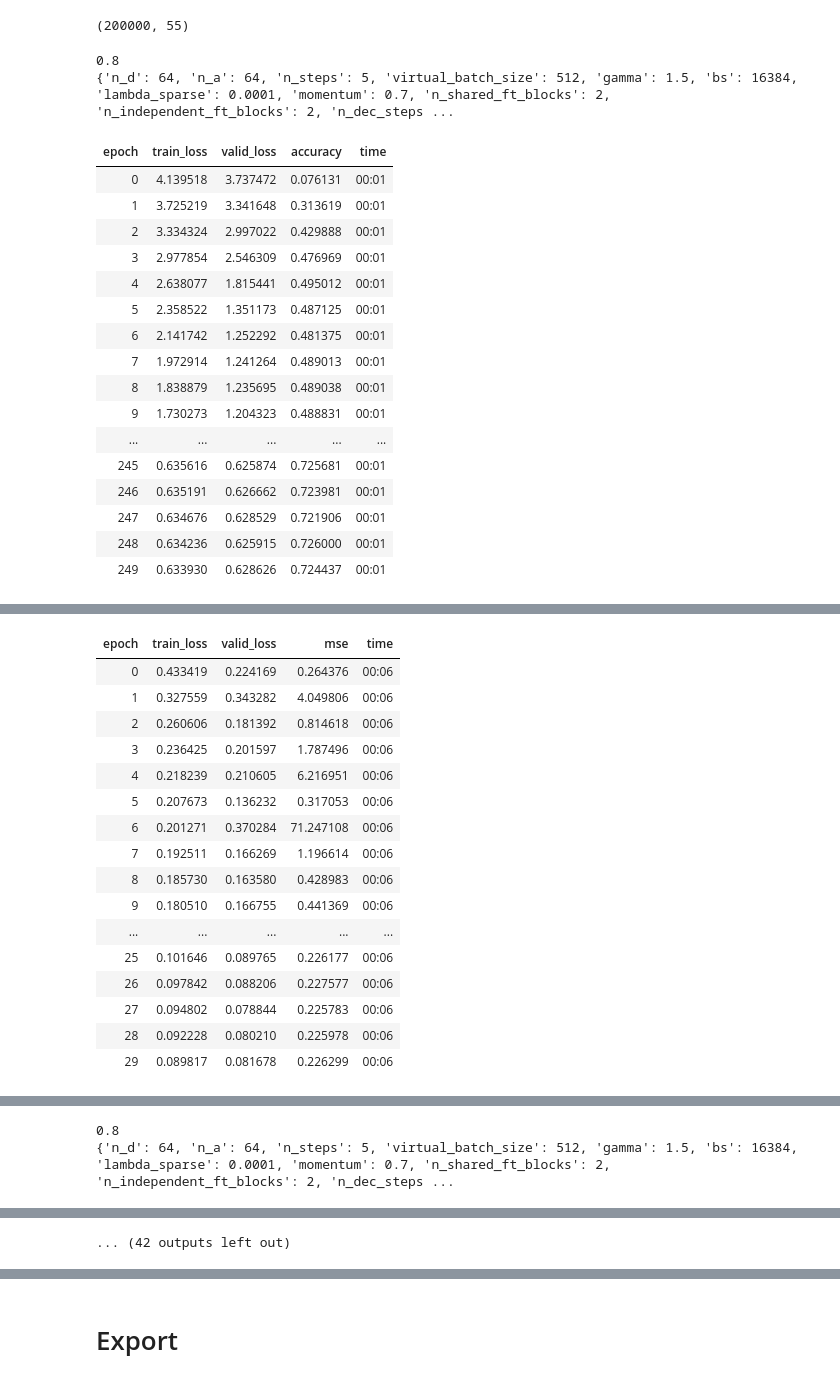
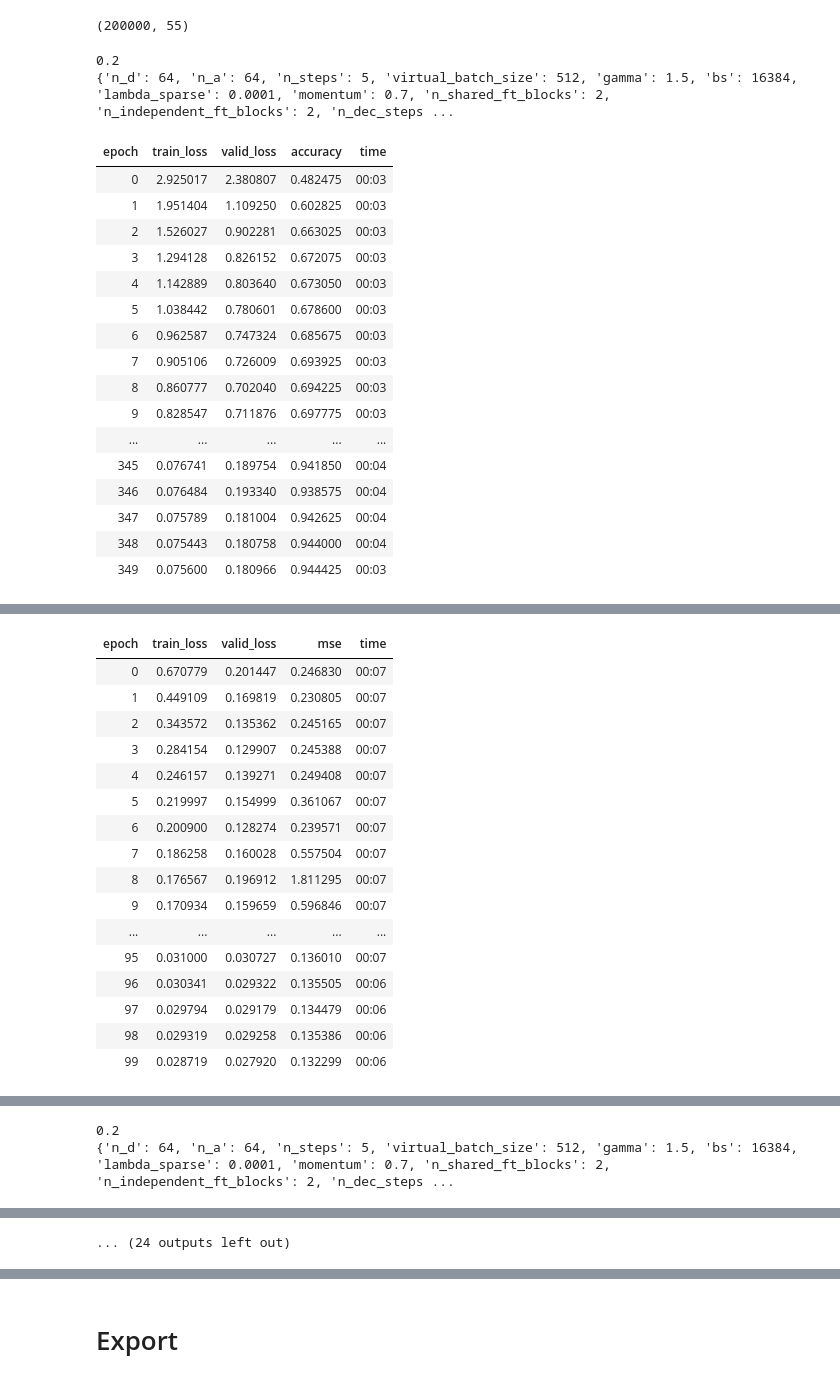
Before and after one commit to matanc1/tabnet, a Jupyter notebook: self_supervision.ipynb, the cells around one changed output, grey strips where cells are left out. Cells and saved outputs as stored; diff of their text form; code cells hidden in the pictures.

```diff
--- a/self_supervision.ipynb
+++ b/self_supervision.ipynb
@@ -141,7 +141,7 @@ params = dict(cont_names = cont_names, y_names = target, cat_names = cat_names)
 procs=[Categorify, FillMissing, Normalize]
 model_params = dict(n_d=64, n_a=64, n_steps=5, virtual_batch_size=512, gamma=1.5, bs=1024*16,
                     lambda_sparse=1e-4, momentum=0.7, n_shared_ft_blocks=2, n_independent_ft_blocks=2,
-                    n_dec_steps=10, p=0.8)
+                    n_dec_steps=10, p=0.8, curriculum=True)
 # %%
 df = pd.read_csv(forest_path, header=None, names=feature_columns).sample(n=200_000)
 df.shape
@@ -159,50 +156,50 @@ loss_func = MRL2()
 head = lambda n_cat, n_cont, **kwargs: TabNetDec2(n_cat, n_cont, **kwargs)
 # %%
 vals = []
-for val_pct in sorted([0.8, 0.9, 0.99]*3):
+for val_pct in sorted([0.2, 0.4, 0.6]*2):
     print(val_pct)
     (before, after) = score_before_after_ss(df, params, val_pct=val_pct, decoder_head=head,
-                        loss_func=loss_func, cycle_lr=[(250, slice(5e-3, 1e-1)), (30, slice(1e-3, 1e-1/2)),
-                                                       (250, slice(5e-3, 1e-1))], **model_params)
+                        loss_func=loss_func, cycle_lr=[(350, slice(5e-3, 1e-1)), (100, slice(1e-3, 1e-1/2)),
+                                                       (350, slice(5e-3, 1e-1))], **model_params)
     vals.append((before.item(), after.item(), val_pct))
     res = pd.DataFrame(vals, columns=['before','after','val'])
     res.to_csv('forest_res.csv')
 # %% [output]
-0.8
+0.2
 {'n_d': 64, 'n_a': 64, 'n_steps': 5, 'virtual_batch_size': 512, 'gamma': 1.5, 'bs': 16384, 'lambda_sparse': 0.0001, 'momentum': 0.7, 'n_shared_ft_blocks': 2, 'n_independent_ft_blocks': 2, 'n_dec_steps ...
 | epoch | train_loss | valid_loss | accuracy | time |
-| 0 | 4.139518 | 3.737472 | 0.076131 | 00:01 |
-| 1 | 3.725219 | 3.341648 | 0.313619 | 00:01 |
-| 2 | 3.334324 | 2.997022 | 0.429888 | 00:01 |
-| 3 | 2.977854 | 2.546309 | 0.476969 | 00:01 |
-| 4 | 2.638077 | 1.815441 | 0.495012 | 00:01 |
-| 5 | 2.358522 | 1.351173 | 0.487125 | 00:01 |
-| 6 | 2.141742 | 1.252292 | 0.481375 | 00:01 |
-| 7 | 1.972914 | 1.241264 | 0.489013 | 00:01 |
-| 8 | 1.838879 | 1.235695 | 0.489038 | 00:01 |
-| 9 | 1.730273 | 1.204323 | 0.488831 | 00:01 |
+| 0 | 2.925017 | 2.380807 | 0.482475 | 00:03 |
+| 1 | 1.951404 | 1.109250 | 0.602825 | 00:03 |
+| 2 | 1.526027 | 0.902281 | 0.663025 | 00:03 |
+| 3 | 1.294128 | 0.826152 | 0.672075 | 00:03 |
+| 4 | 1.142889 | 0.803640 | 0.673050 | 00:03 |
+| 5 | 1.038442 | 0.780601 | 0.678600 | 00:03 |
+| 6 | 0.962587 | 0.747324 | 0.685675 | 00:03 |
+| 7 | 0.905106 | 0.726009 | 0.693925 | 00:03 |
+| 8 | 0.860777 | 0.702040 | 0.694225 | 00:03 |
+| 9 | 0.828547 | 0.711876 | 0.697775 | 00:03 |
 | ... | ... | ... | ... | ... |
-| 245 | 0.635616 | 0.625874 | 0.725681 | 00:01 |
-| 246 | 0.635191 | 0.626662 | 0.723981 | 00:01 |
-| 247 | 0.634676 | 0.628529 | 0.721906 | 00:01 |
-| 248 | 0.634236 | 0.625915 | 0.726000 | 00:01 |
-| 249 | 0.633930 | 0.628626 | 0.724437 | 00:01 |
+| 345 | 0.076741 | 0.189754 | 0.941850 | 00:04 |
+| 346 | 0.076484 | 0.193340 | 0.938575 | 00:04 |
+| 347 | 0.075789 | 0.181004 | 0.942625 | 00:04 |
+| 348 | 0.075443 | 0.180758 | 0.944000 | 00:04 |
+| 349 | 0.075600 | 0.180966 | 0.944425 | 00:03 |
 [interactive output not drawn]
 | epoch | train_loss | valid_loss | mse | time |
-| 0 | 0.433419 | 0.224169 | 0.264376 | 00:06 |
-| 1 | 0.327559 | 0.343282 | 4.049806 | 00:06 |
-| 2 | 0.260606 | 0.181392 | 0.814618 | 00:06 |
-| 3 | 0.236425 | 0.201597 | 1.787496 | 00:06 |
-| 4 | 0.218239 | 0.210605 | 6.216951 | 00:06 |
-| 5 | 0.207673 | 0.136232 | 0.317053 | 00:06 |
-| 6 | 0.201271 | 0.370284 | 71.247108 | 00:06 |
-| 7 | 0.192511 | 0.166269 | 1.196614 | 00:06 |
-| 8 | 0.185730 | 0.163580 | 0.428983 | 00:06 |
-| 9 | 0.180510 | 0.166755 | 0.441369 | 00:06 |
+| 0 | 0.670779 | 0.201447 | 0.246830 | 00:07 |
+| 1 | 0.449109 | 0.169819 | 0.230805 | 00:07 |
+| 2 | 0.343572 | 0.135362 | 0.245165 | 00:07 |
+| 3 | 0.284154 | 0.129907 | 0.245388 | 00:07 |
+| 4 | 0.246157 | 0.139271 | 0.249408 | 00:07 |
+| 5 | 0.219997 | 0.154999 | 0.361067 | 00:07 |
+| 6 | 0.200900 | 0.128274 | 0.239571 | 00:07 |
+| 7 | 0.186258 | 0.160028 | 0.557504 | 00:07 |
+| 8 | 0.176567 | 0.196912 | 1.811295 | 00:07 |
+| 9 | 0.170934 | 0.159659 | 0.596846 | 00:07 |
 | ... | ... | ... | ... | ... |
-| 25 | 0.101646 | 0.089765 | 0.226177 | 00:06 |
-| 26 | 0.097842 | 0.088206 | 0.227577 | 00:06 |
-| 27 | 0.094802 | 0.078844 | 0.225783 | 00:06 |
-| 28 | 0.092228 | 0.080210 | 0.225978 | 00:06 |
-| 29 | 0.089817 | 0.081678 | 0.226299 | 00:06 |
+| 95 | 0.031000 | 0.030727 | 0.136010 | 00:07 |
+| 96 | 0.030341 | 0.029322 | 0.135505 | 00:06 |
+| 97 | 0.029794 | 0.029179 | 0.134479 | 00:06 |
+| 98 | 0.029319 | 0.029258 | 0.135386 | 00:06 |
+| 99 | 0.028719 | 0.027920 | 0.132299 | 00:06 |
 | epoch | train_loss | valid_loss | accuracy | time |
@@ -225,4 +222,4 @@ for val_pct in sorted([0.8, 0.9, 0.99]*3):
 [interactive output not drawn]
-0.8
+0.2
 {'n_d': 64, 'n_a': 64, 'n_steps': 5, 'virtual_batch_size': 512, 'gamma': 1.5, 'bs': 16384, 'lambda_sparse': 0.0001, 'momentum': 0.7, 'n_shared_ft_blocks': 2, 'n_independent_ft_blocks': 2, 'n_dec_steps ...
 | epoch | train_loss | valid_loss | accuracy | time |
@@ -280,2 +277,2 @@ for val_pct in sorted([0.8, 0.9, 0.99]*3):
 [interactive output not drawn]
-... (42 outputs left out)
+... (24 outputs left out)
```
Also changed, not shown: parts of 37 cells of this notebook, 3 other files.
